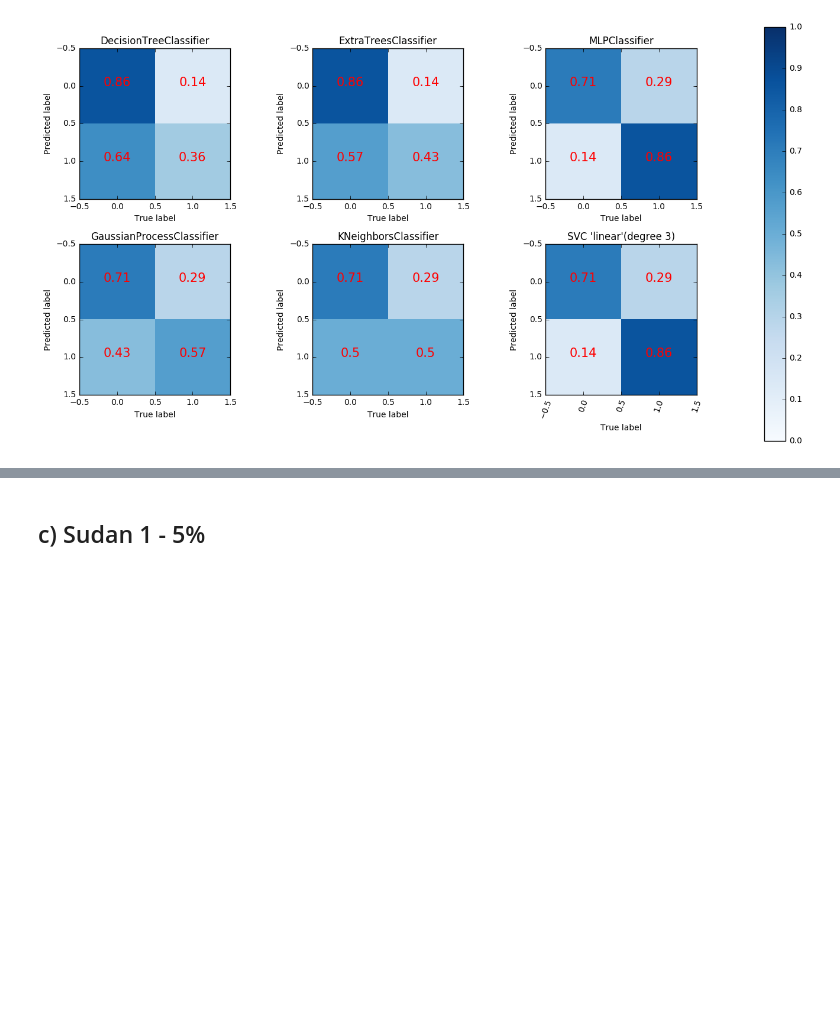
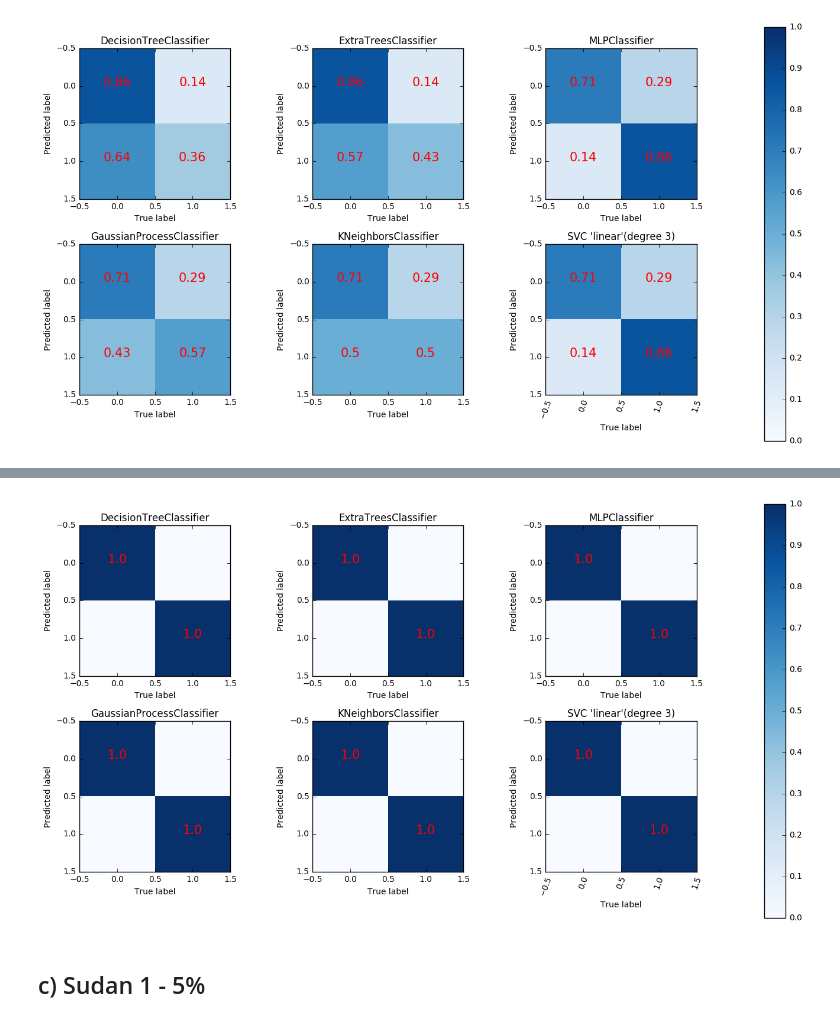
Before and after one commit to samuel1a0/azafran, a Jupyter notebook: Revision.ipynb, the cells around one changed output, grey strips where cells are left out. Drawn from its saved outputs; the diff is of its cells as text; code cells hidden in the pictures; blank space fills up the shorter version.

```diff
--- a/Revision.ipynb
+++ b/Revision.ipynb
@@ -338,3 +373,7 @@ clasificar(b_train_x, b_train_y, b_test_x, b_test_y, b_clases, "linear", 3)
+# %%
+clasificar(b_train_x, b_train_y, b_test_x, b_test_y, bo_clases, "linear", 3)
+# %% [output]
+[figure, added]
 # %% [markdown]
 ## c) Sudan 1 - 5%
 # %%
```
Also changed, not shown: parts of 13 cells of this notebook, 1 other file.
